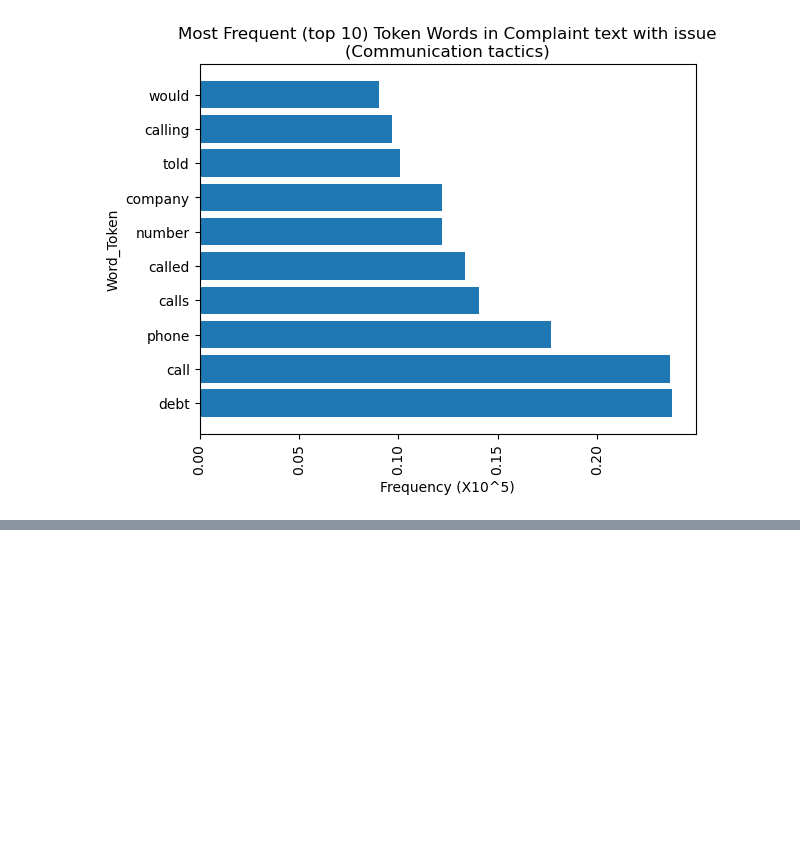
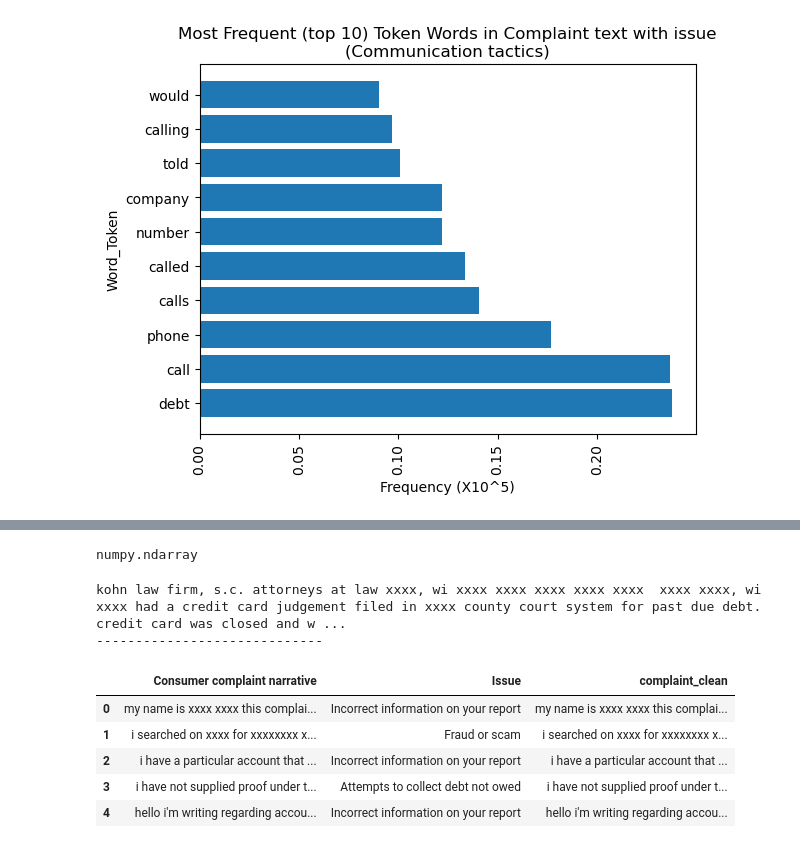
Before and after one commit to nss-data-science-cohort-6/cfpb_text_classification-gangsta-s-paradise, a Jupyter notebook: notebooks/smita_cfbp1.ipynb, the cells around one changed output, grey strips where cells are left out. Saved outputs shown, nothing was run; the diff lists cells and outputs as text; code cells hidden in the pictures; blank space fills up the shorter version.

```diff
--- a/notebooks/smita_cfbp1.ipynb
+++ b/notebooks/smita_cfbp1.ipynb
@@ -715,0 +777,27 @@ We'll also need to count the number of words in the review for which we have an
+# %%
+# i = 7
+# for i in range(len(y_test)):
+#     print (y_test.iloc[7])
+
+# type(y_test)
+type(y_pred)
+# %% [output]
+numpy.ndarray
+# %%
+i = 7
+for statement in X_test.iloc[i]:
+    print(statement)
+
+    print('-----------------------------')
+# %% [output]
+kohn law firm, s.c. attorneys at law xxxx, wi xxxx xxxx xxxx xxxx xxxx  xxxx xxxx, wi xxxx had a credit card judgement filed in xxxx county court system for past due debt. credit card was closed and w ...
+-----------------------------
+# %%
+reviews.head()
+# %% [output]
+|  | Consumer complaint narrative | Issue | complaint_clean |
+| 0 | my name is xxxx xxxx this complai... | Incorrect information on your report | my name is xxxx xxxx this complai... |
+| 1 | i searched on xxxx for xxxxxxxx x... | Fraud or scam | i searched on xxxx for xxxxxxxx x... |
+| 2 | i have a particular account that ... | Incorrect information on your report | i have a particular account that ... |
+| 3 | i have not supplied proof under t... | Attempts to collect debt not owed | i have not supplied proof under t... |
+| 4 | hello i'm writing regarding accou... | Incorrect information on your report | hello i'm writing regarding accou... |
```
Also changed, not shown: parts of 16 cells of this notebook.
